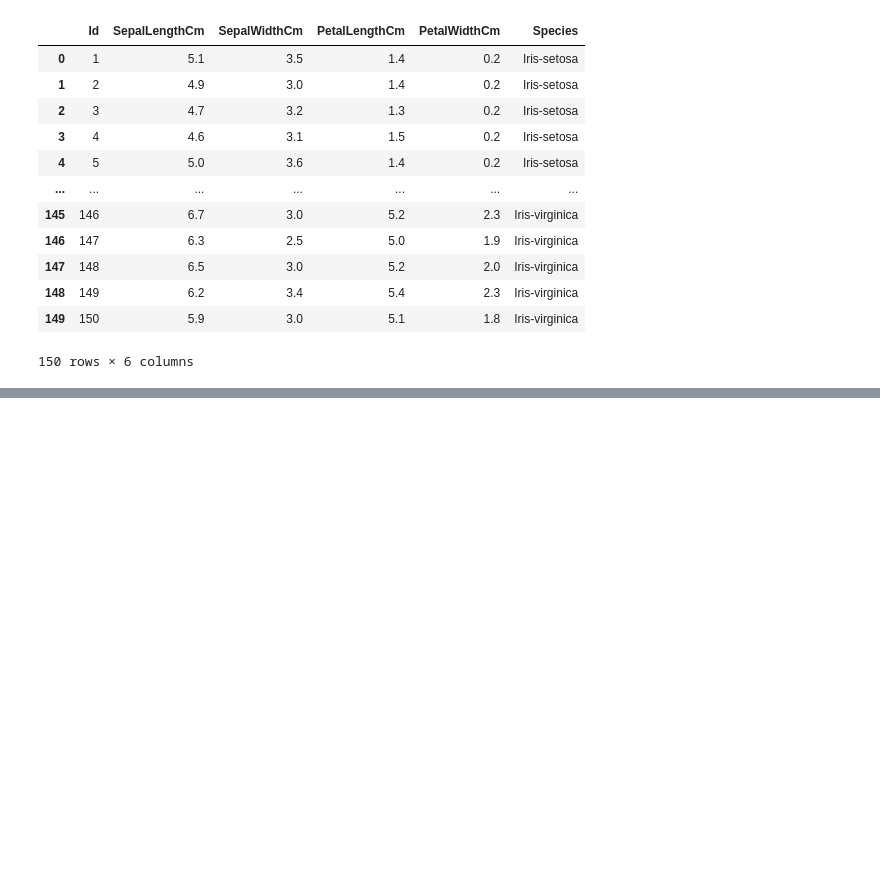
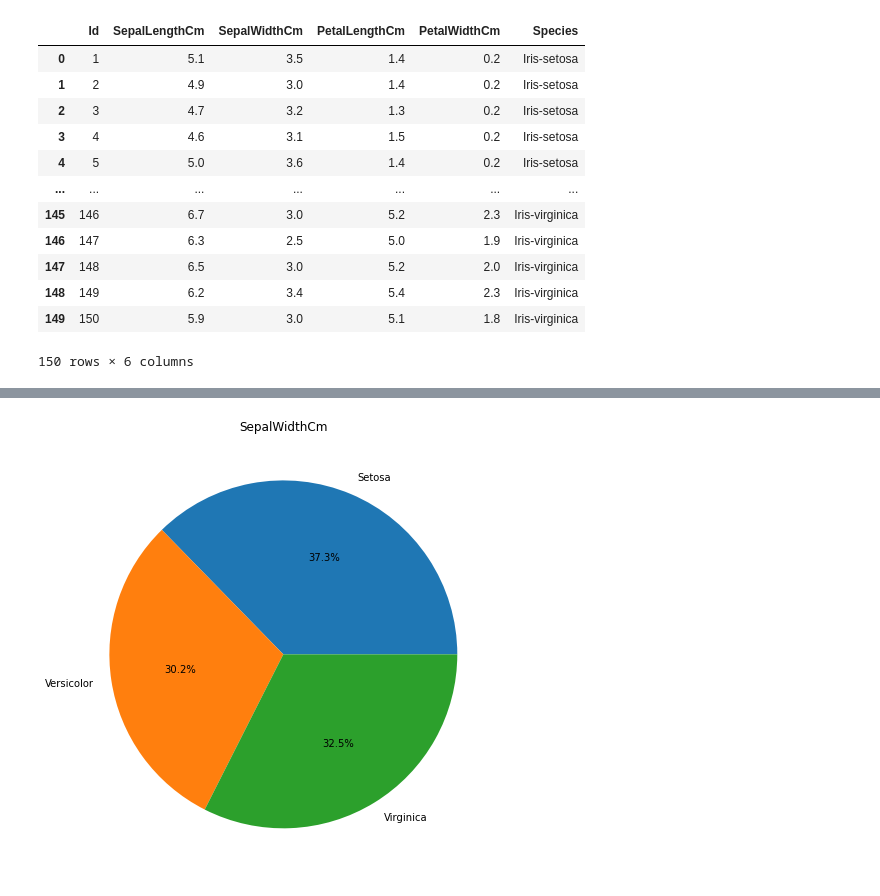
Before and after one commit to DSamyukta/TrainingClasses, a Jupyter notebook: Visualization.ipynb, the cells around one changed output, grey strips where cells are left out. Cells and saved outputs as stored; diff of their text form; code cells hidden in the pictures; blank space fills up the shorter version.

Commit message:
Iris_Visualization

```diff
--- a/Visualization.ipynb
+++ b/Visualization.ipynb
@@ -242,0 +243,9 @@ plt.show()
+# %%
+labels = 'Setosa','Versicolor','Virginica'
+sizes = [setosa.describe()['SepalWidthCm']['mean'], versicolor.describe()['SepalWidthCm']['mean'], virginica.describe()['SepalWidthCm']['mean']]
+plt.figure(figsize = (8,8))
+plt.pie(sizes, labels = labels, autopct = '%1.1f%%')
+plt.title('SepalWidthCm')
+plt.show()
+# %% [output]
+[figure, added]
```
Also changed, not shown: parts of 29 cells of this notebook.
